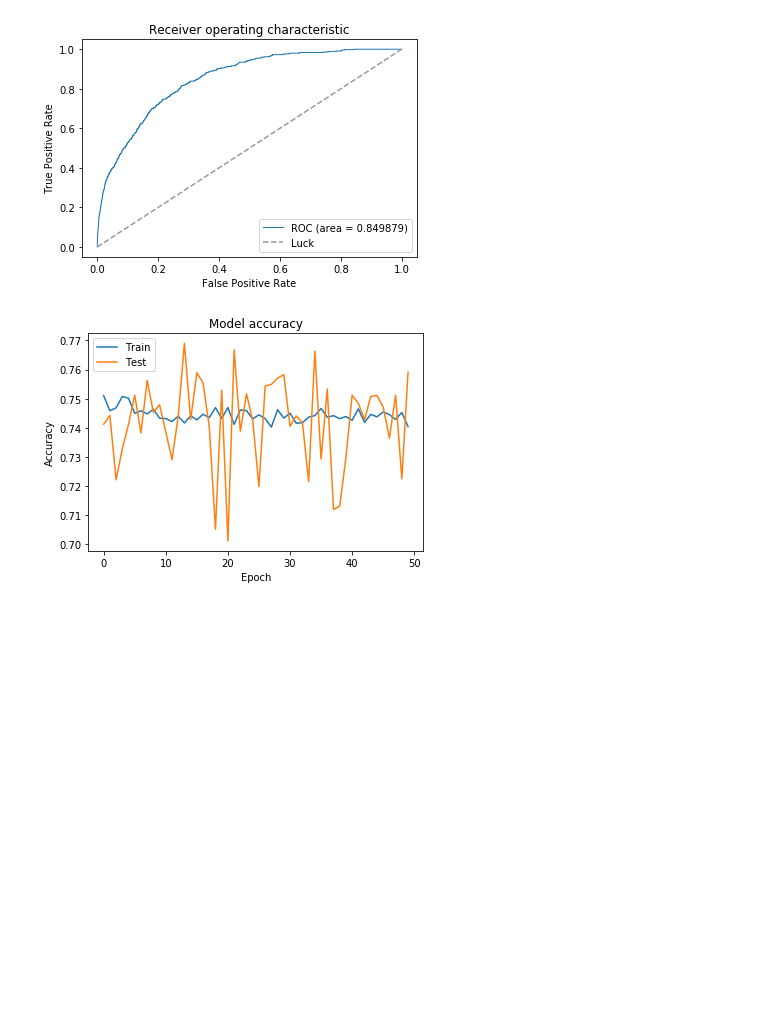
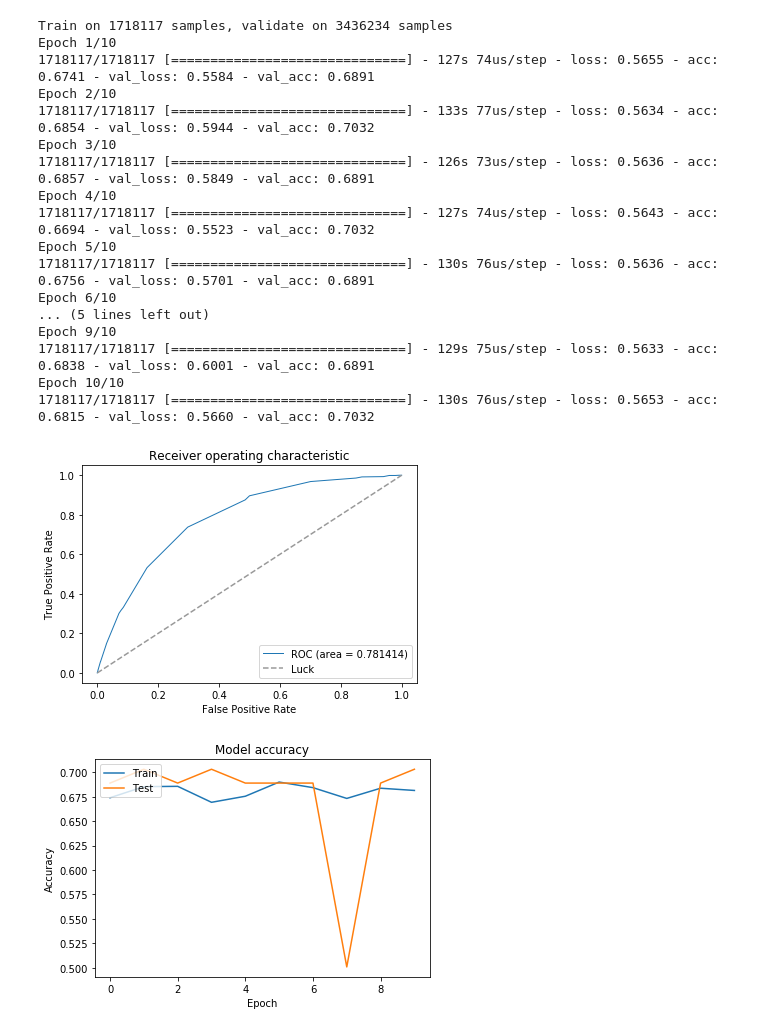
Before and after one commit to JOTELLECHEA/neural_networks, a Jupyter notebook: nnKeras.ipynb, the cells around one changed output. Cells and saved outputs as stored; diff of their text form; code cells hidden in the pictures; blank space fills up the shorter version.

```diff
--- a/nnKeras.ipynb
+++ b/nnKeras.ipynb
@@ -31,12 +31,12 @@ tree = 'OutputTree'
 # numofbranches = len(branches)
 ###########################################################################################################################
 # Branches names of high/low level variables aka: features.
-# branches = ['numjet','numlep']
+branches = ['numjet','numlep']
 # branches = ['numlep','numjet','lep1pT','lep1eta','lep1phi','lep1m','lep2pT','lep2eta','lep2phi','lep2m','lep3pT','lep3eta','lep3phi','lep3m','mt1','mt2','mt3','dr1','dr2','dr3','btag','cent','srap','m_bb','h_b']
 # branches = ['numlep','numjet','lep1pT','lep1eta','lep1phi','lep1m','lep2pT','lep2eta','lep2phi','lep2m','lep3pT',
 # 'lep3eta','lep3phi','lep3m']
 # branches = ['numjet','numlep','btag','srap','cent','m_bb','h_b','mt1','mt2','mt3']
-branches = ['numjet','numlep','btag','srap','cent','m_bb','h_b','mt1','mt2','mt3','dr1','dr2','dr3']
+# branches = ['numjet','numlep','btag','srap','cent','m_bb','h_b','mt1','mt2','mt3','dr1','dr2','dr3']
 numofbranches = len(branches)
 ###########################################################################################################################
 # Data read from file.
@@ -61,7 +61,7 @@ y = np.concatenate((np.ones(len(signal)), np.zeros(len(shuffleBackground))))
 
 # Shuffle full data and split into train/test and validation set.
 X_dev,X_eval, y_dev,y_eval = train_test_split(X, y, test_size = 0.1, random_state=seed)
-X_train,X_test, y_train,y_test = train_test_split(X_dev, y_dev, test_size = 0.1,random_state=seed)
+X_train,X_test, y_train,y_test = train_test_split(X_dev, y_dev, test_size = 0.5,random_state=seed)
 
 fix_imbal = class_weight.compute_class_weight('balanced',np.unique(y_train),y_train)
 fix_imbal = dict(enumerate(fix_imbal))
@@ -88,18 +88,35 @@ def plotROC(x,y,ROC):
 # %%
 # Using model and setting parameters.
 keras_model = build_model()
-history = keras_model.fit(X_train, y_train,class_weight=fix_imbal,epochs=50, batch_size=570,validation_data=(X_dev, y_dev), verbose=0)
+history = keras_model.fit(X_train, y_train,class_weight=fix_imbal,epochs=10, batch_size=32,validation_data=(X_dev, y_dev), verbose=1)
 # history = keras_model.fit(X_train, y_train,epochs=50, batch_size=570,validation_data=(X_dev, y_dev), verbose=0)
 
 # Prediction, fpr,tpr and threshold values for ROC.
 y_pred_keras = keras_model.predict(X_test).ravel()
 fpr_keras, tpr_keras, thresholds_keras = roc_curve(y_test, y_pred_keras)
 
 # AUC
 roc_auc = auc(fpr_keras, tpr_keras)
 plotROC(fpr_keras, tpr_keras,roc_auc)
 # %% [output]
+Train on 1718117 samples, validate on 3436234 samples
+Epoch 1/10
+1718117/1718117 [==============================] - 127s 74us/step - loss: 0.5655 - acc: 0.6741 - val_loss: 0.5584 - val_acc: 0.6891
+Epoch 2/10
+1718117/1718117 [==============================] - 133s 77us/step - loss: 0.5634 - acc: 0.6854 - val_loss: 0.5944 - val_acc: 0.7032
+Epoch 3/10
+1718117/1718117 [==============================] - 126s 73us/step - loss: 0.5636 - acc: 0.6857 - val_loss: 0.5849 - val_acc: 0.6891
+Epoch 4/10
+1718117/1718117 [==============================] - 127s 74us/step - loss: 0.5643 - acc: 0.6694 - val_loss: 0.5523 - val_acc: 0.7032
+Epoch 5/10
+1718117/1718117 [==============================] - 130s 76us/step - loss: 0.5636 - acc: 0.6756 - val_loss: 0.5701 - val_acc: 0.6891
+Epoch 6/10
+... (5 lines left out)
+Epoch 9/10
+1718117/1718117 [==============================] - 129s 75us/step - loss: 0.5633 - acc: 0.6838 - val_loss: 0.6001 - val_acc: 0.6891
+Epoch 10/10
+1718117/1718117 [==============================] - 130s 76us/step - loss: 0.5653 - acc: 0.6815 - val_loss: 0.5660 - val_acc: 0.7032
-[figure, old version]
+[figure, new version]
 # %%
 plt.plot(history.history['acc'])
 plt.plot(history.history['val_acc'])
@@ -109,7 +126,7 @@ plt.xlabel('Epoch')
 plt.legend(['Train', 'Test'], loc='upper left')
 plt.show()
 # %% [output]
-[figure, old version]
+[figure, new version]
 # %%
 plt.plot(history.history['loss'])
 plt.plot(history.history['val_loss'])
```
Also changed, not shown: parts of 6 cells of this notebook.
